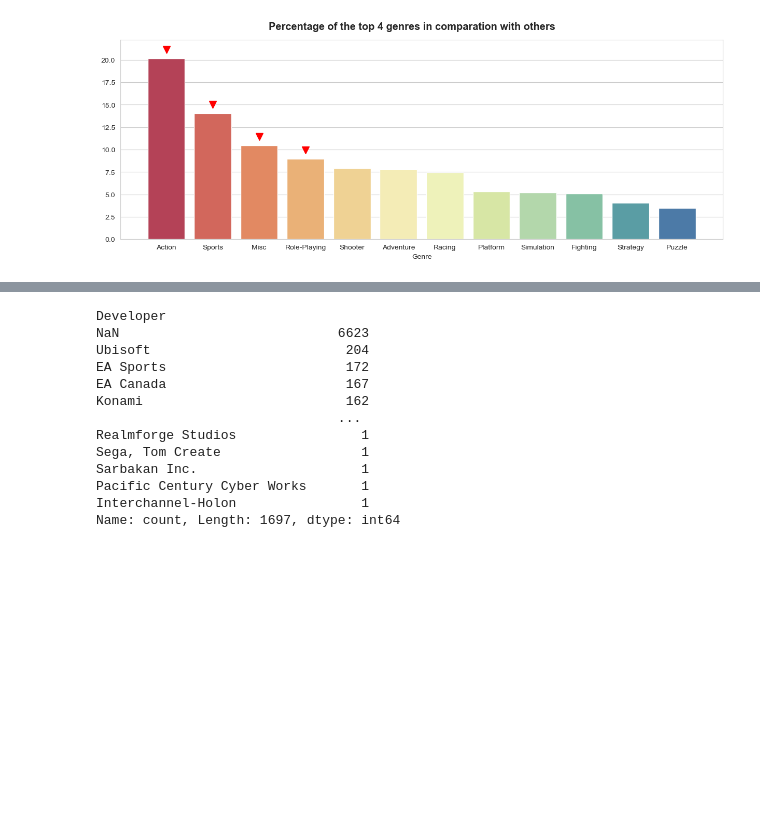
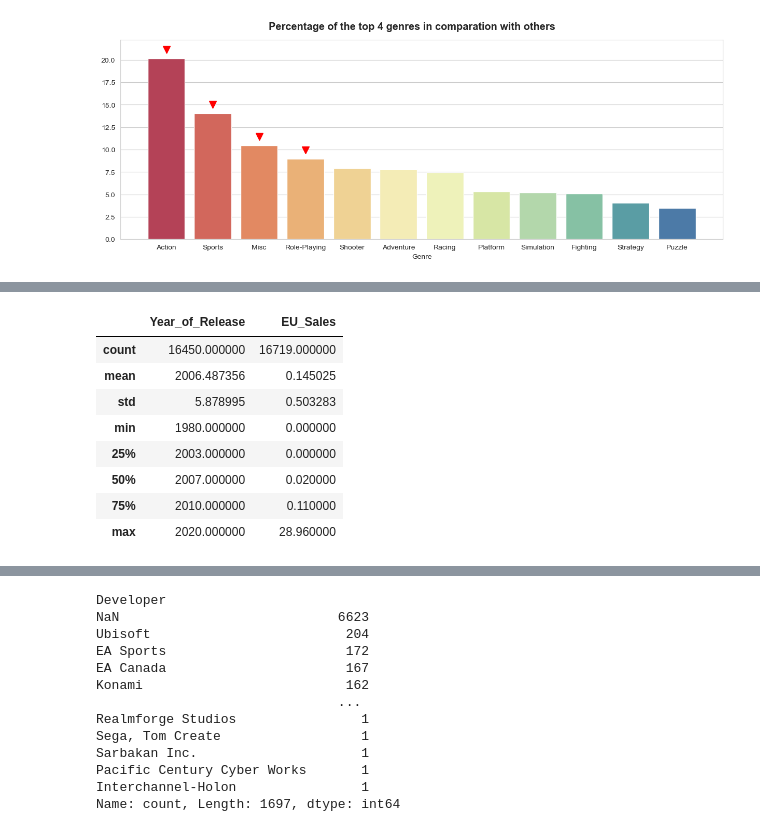
Before and after one commit to LeopoldoCCT/DataVis_Techniques-, a Jupyter notebook: LeopoldoRojoRomero_DVisHDip_CA1.ipynb, the cells around one changed output, grey strips where cells are left out. Drawn from its saved outputs; the diff is of its cells as text; code cells hidden in the pictures; blank space fills up the shorter version.

```diff
--- a/LeopoldoRojoRomero_DVisHDip_CA1.ipynb
+++ b/LeopoldoRojoRomero_DVisHDip_CA1.ipynb
@@ -306,0 +319,12 @@ ax.plot('Role-Playing', 9.971, 'v', markersize=10, color='r');
+# %%
+mean_2005.describe()
+# %% [output]
+|  | Year_of_Release | EU_Sales |
+| count | 16450.000000 | 16719.000000 |
+| mean | 2006.487356 | 0.145025 |
+| std | 5.878995 | 0.503283 |
+| min | 1980.000000 | 0.000000 |
+| 25% | 2003.000000 | 0.000000 |
+| 50% | 2007.000000 | 0.020000 |
+| 75% | 2010.000000 | 0.110000 |
+| max | 2020.000000 | 28.960000 |
```
Also changed, not shown: parts of 27 cells of this notebook.
